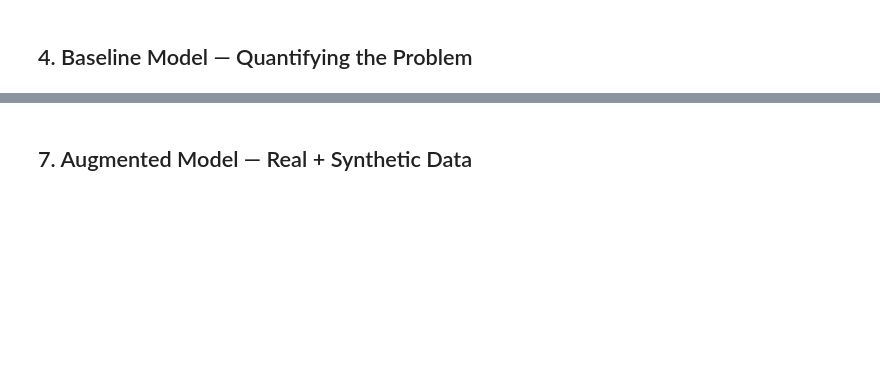
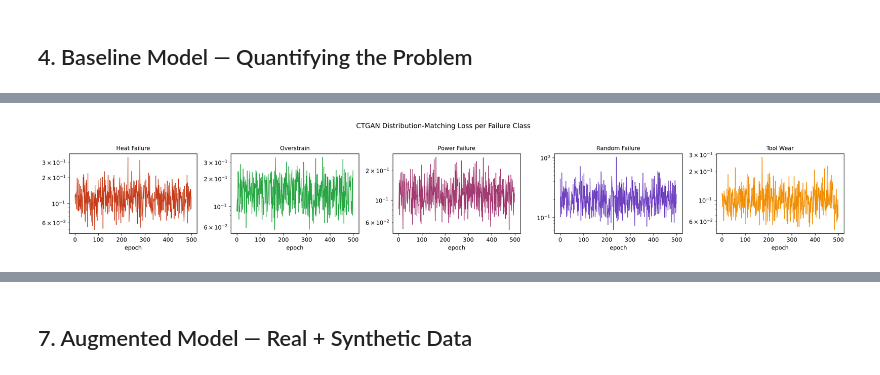
Before and after one commit to Nono-byte/Maitenance-Prediction-CTGAN, a Jupyter notebook: predictive_maintenance_ctgan.ipynb, the cells around one changed output, grey strips where cells are left out. Drawn from its saved outputs; the diff is of its cells as text; code cells hidden in the pictures; blank space fills up the shorter version.

```diff
--- a/predictive_maintenance_ctgan.ipynb
+++ b/predictive_maintenance_ctgan.ipynb
@@ -442,3 +614,20 @@ Image('fig_training_loss.png')
+# %%
+# ── Training loss curves ───────────────────────────────────────────────────
+fig, axes = plt.subplots(1, len(FAIL_CLASSES), figsize=(4 * len(FAIL_CLASSES), 3.2), sharey=False)
+if len(FAIL_CLASSES) == 1:
+    axes = [axes]
+for ax, cls in zip(axes, FAIL_CLASSES):
+    losses = ctgan.train_losses[cls]
+    ax.plot(losses, color=FAIL_COLORS.get(cls, '#2e86ab'), linewidth=1)
+    ax.set_title(cls, fontsize=10)
+    ax.set_xlabel('epoch')
+    ax.set_yscale('log')
+fig.suptitle('CTGAN Distribution-Matching Loss per Failure Class', y=1.03)
+plt.tight_layout()
+plt.savefig('fig_training_loss.png', dpi=120, bbox_inches='tight')
+plt.show()
+# %% [output]
+[figure, added]
 # %%
 # ── Generate synthetic data ────────────────────────────────────────────────
 TARGET_PER_CLASS = 600   # augment each failure class to 600 samples
```
Also changed, not shown: parts of 26 cells of this notebook, 7 other files.
